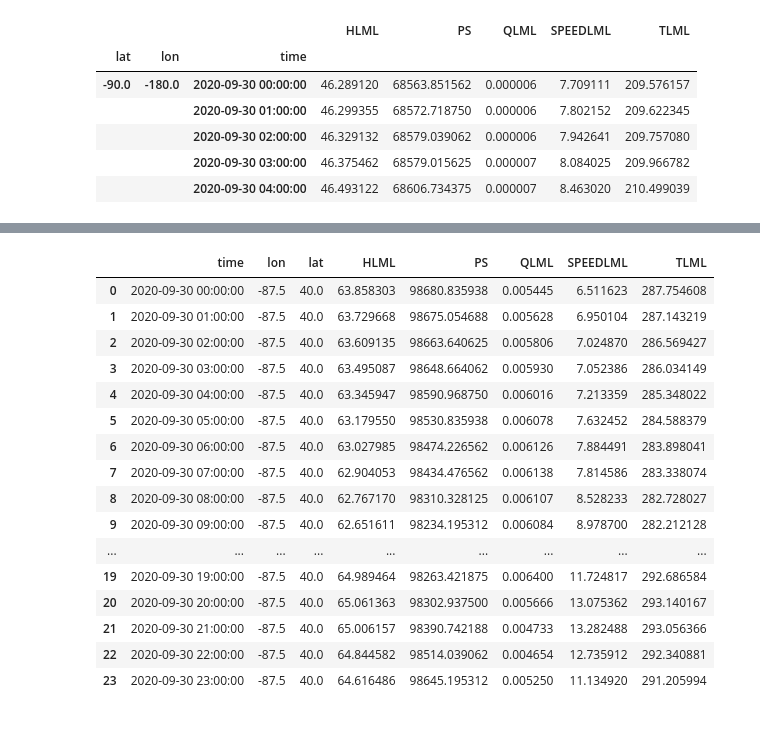
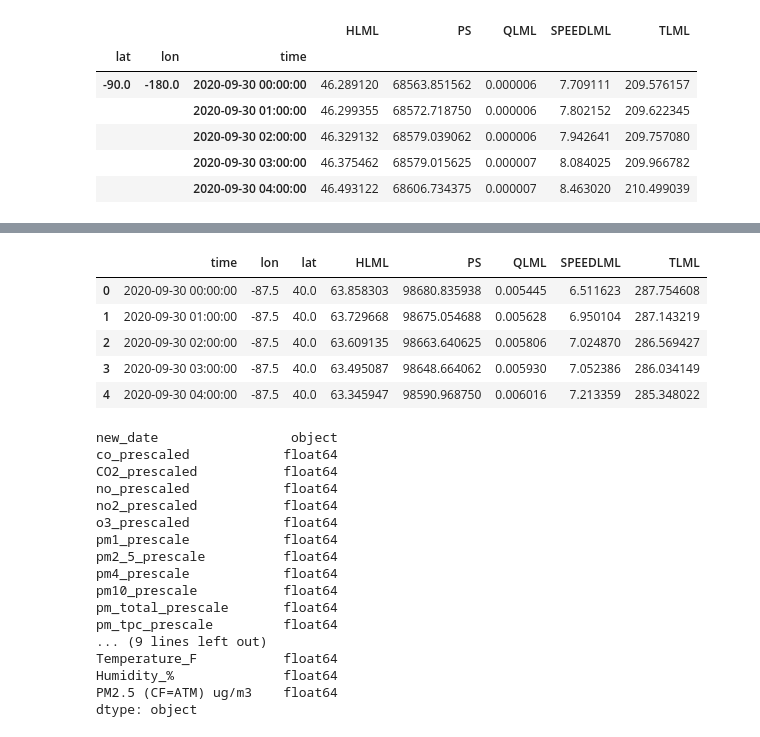
Before and after one commit to mihakim2/2021Fall_finals, a Jupyter notebook: correlations.ipynb, the cells around one changed output, grey strips where cells are left out. Drawn from its saved outputs; the diff is of its cells as text; code cells hidden in the pictures.

```diff
--- a/correlations.ipynb
+++ b/correlations.ipynb
@@ -234,22 +190,32 @@ Data variables:
 e = ds.loc[dict(lat="40.0", lon="-87.5")]
 f = e.to_dataframe()
 # %%
-f.reset_index()
+wind_df = f.reset_index()
+wind_df.head(5)
 # %% [output]
 |  | time | lon | lat | HLML | PS | QLML | SPEEDLML | TLML |
 | 0 | 2020-09-30 00:00:00 | -87.5 | 40.0 | 63.858303 | 98680.835938 | 0.005445 | 6.511623 | 287.754608 |
 | 1 | 2020-09-30 01:00:00 | -87.5 | 40.0 | 63.729668 | 98675.054688 | 0.005628 | 6.950104 | 287.143219 |
 | 2 | 2020-09-30 02:00:00 | -87.5 | 40.0 | 63.609135 | 98663.640625 | 0.005806 | 7.024870 | 286.569427 |
 | 3 | 2020-09-30 03:00:00 | -87.5 | 40.0 | 63.495087 | 98648.664062 | 0.005930 | 7.052386 | 286.034149 |
 | 4 | 2020-09-30 04:00:00 | -87.5 | 40.0 | 63.345947 | 98590.968750 | 0.006016 | 7.213359 | 285.348022 |
-| 5 | 2020-09-30 05:00:00 | -87.5 | 40.0 | 63.179550 | 98530.835938 | 0.006078 | 7.632452 | 284.588379 |
-| 6 | 2020-09-30 06:00:00 | -87.5 | 40.0 | 63.027985 | 98474.226562 | 0.006126 | 7.884491 | 283.898041 |
-| 7 | 2020-09-30 07:00:00 | -87.5 | 40.0 | 62.904053 | 98434.476562 | 0.006138 | 7.814586 | 283.338074 |
-| 8 | 2020-09-30 08:00:00 | -87.5 | 40.0 | 62.767170 | 98310.328125 | 0.006107 | 8.528233 | 282.728027 |
-| 9 | 2020-09-30 09:00:00 | -87.5 | 40.0 | 62.651611 | 98234.195312 | 0.006084 | 8.978700 | 282.212128 |
-| ... | ... | ... | ... | ... | ... | ... | ... | ... |
-| 19 | 2020-09-30 19:00:00 | -87.5 | 40.0 | 64.989464 | 98263.421875 | 0.006400 | 11.724817 | 292.686584 |
-| 20 | 2020-09-30 20:00:00 | -87.5 | 40.0 | 65.061363 | 98302.937500 | 0.005666 | 13.075362 | 293.140167 |
-| 21 | 2020-09-30 21:00:00 | -87.5 | 40.0 | 65.006157 | 98390.742188 | 0.004733 | 13.282488 | 293.056366 |
-| 22 | 2020-09-30 22:00:00 | -87.5 | 40.0 | 64.844582 | 98514.039062 | 0.004654 | 12.735912 | 292.340881 |
-| 23 | 2020-09-30 23:00:00 | -87.5 | 40.0 | 64.616486 | 98645.195312 | 0.005250 | 11.134920 | 291.205994 |
+# %%
+final_df.dtypes
+# %% [output]
+new_date                 object
+co_prescaled            float64
+CO2_prescaled           float64
+no_prescaled            float64
+no2_prescaled           float64
+o3_prescaled            float64
+pm1_prescale            float64
+pm2_5_prescale          float64
+pm4_prescale            float64
+pm10_prescale           float64
+pm_total_prescale       float64
+pm_tpc_prescale         float64
+... (9 lines left out)
+Temperature_F           float64
+Humidity_%              float64
+PM2.5 (CF=ATM) ug/m3    float64
+dtype: object
```
Also changed, not shown: parts of 31 cells of this notebook, 2 other files.
